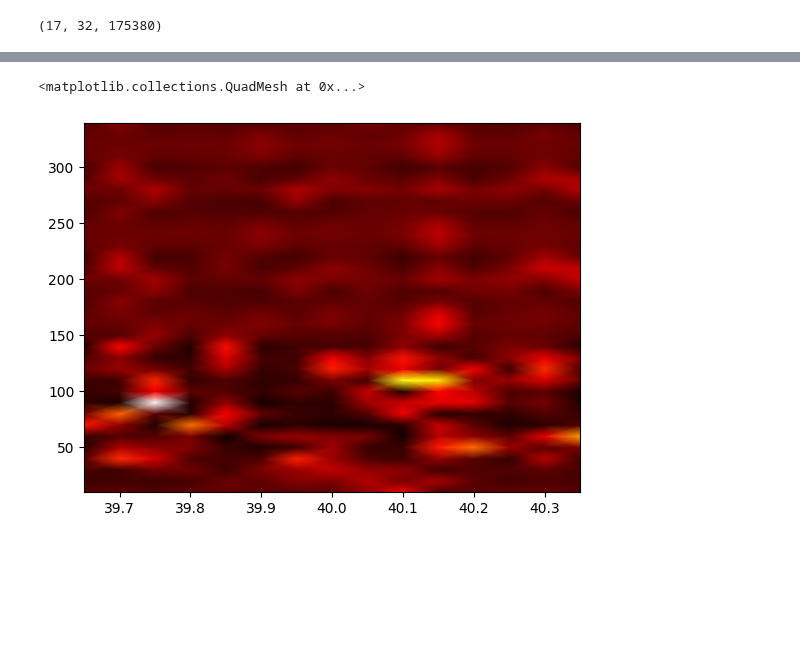
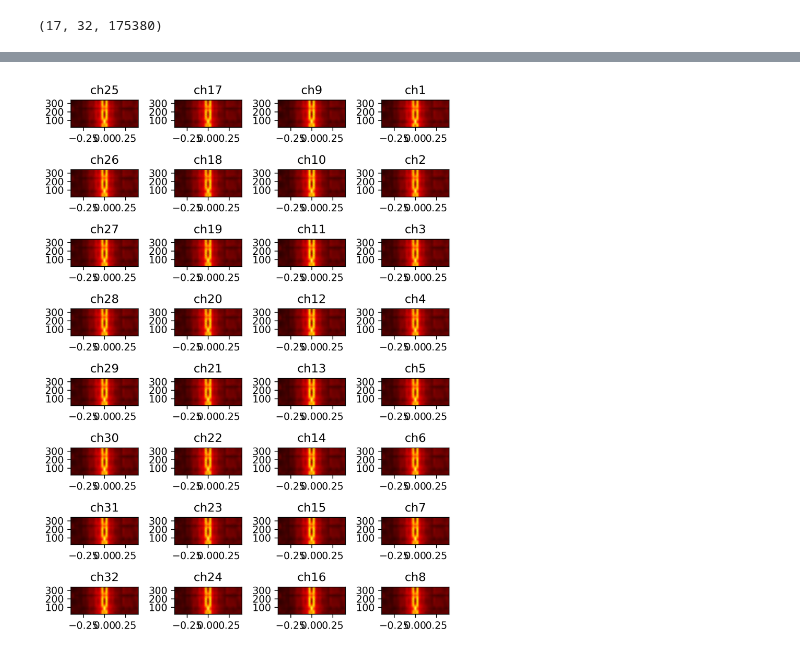
Before and after one commit to dtabuena/Workshop, a Jupyter notebook: Py_trodes/PyTrodes_Pipeline_.ipynb, the cells around one changed output, grey strips where cells are left out. Saved outputs shown, nothing was run; the diff lists cells and outputs as text; code cells hidden in the pictures; blank space fills up the shorter version.

```diff
--- a/Py_trodes/PyTrodes_Pipeline_.ipynb
+++ b/Py_trodes/PyTrodes_Pipeline_.ipynb
@@ -289,12 +287,15 @@ ax.pcolorfast(relative_spect_window_sec, freqs, mean_spect, cmap='hot')
-# %%
-
-spectrogram_ch0 = (spectrogram_ch0 - np.mean(spectrogram_ch0,axis=0)) / np.std(spectrogram_ch0,axis=0)
-spectrogram_ch0 = spectrogram_ch0 .transpose()
-fig,ax=plt.subplots()
-t_select = np.array([-.4,0.4]) + 40
-
-t_ind = np.logical_and(spectro_time>t_select[0],spectro_time<t_select[1])
-ax.pcolormesh(spectro_time[t_ind], freqs, spectrogram_ch0[:,t_ind], cmap='hot', shading='gouraud') # ,vmin=0,vmax=3
-# %% [output]
-<matplotlib.collections.QuadMesh at 0x...>
-[figure, removed]
+# %%
+
+
+fig,ax =plt.subplots(8,4,figsize=(6,8),dpi=300)
+for ch in range(num_channels):
+    i = ch%8
+    j = 3-( ch // 8 )
+    ax[i,j].set_title(f'ch{ch+1}')
+    spectrogram_ch = spectrogram_data[:, :, ch].transpose()
+    trig_spects = spectrogram_ch[:,trig_index_mat]
+    mean_spect = np.mean(trig_spects,axis=1)
+    ax[i,j].pcolormesh(relative_spect_window_sec, freqs, mean_spect, cmap='hot',shading='gouraud',vmin=0,vmax=4)
+plt.tight_layout()
+# %% [output]
+[figure, added]
```
Also changed, not shown: parts of 14 cells of this notebook.
